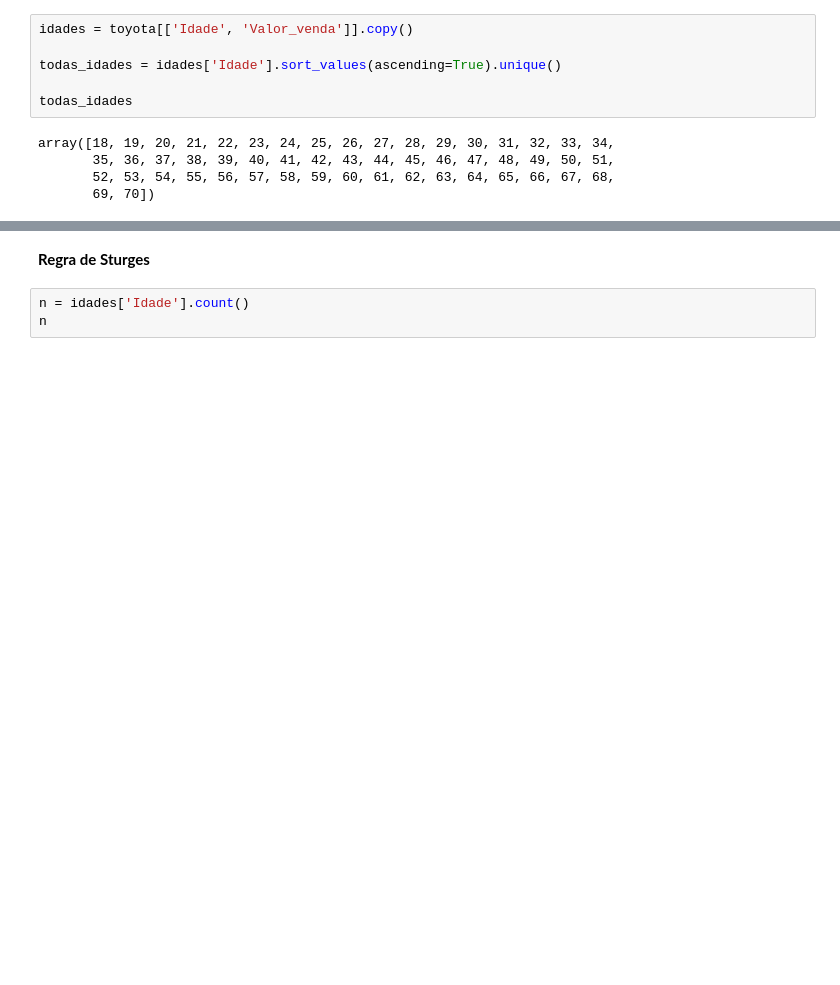
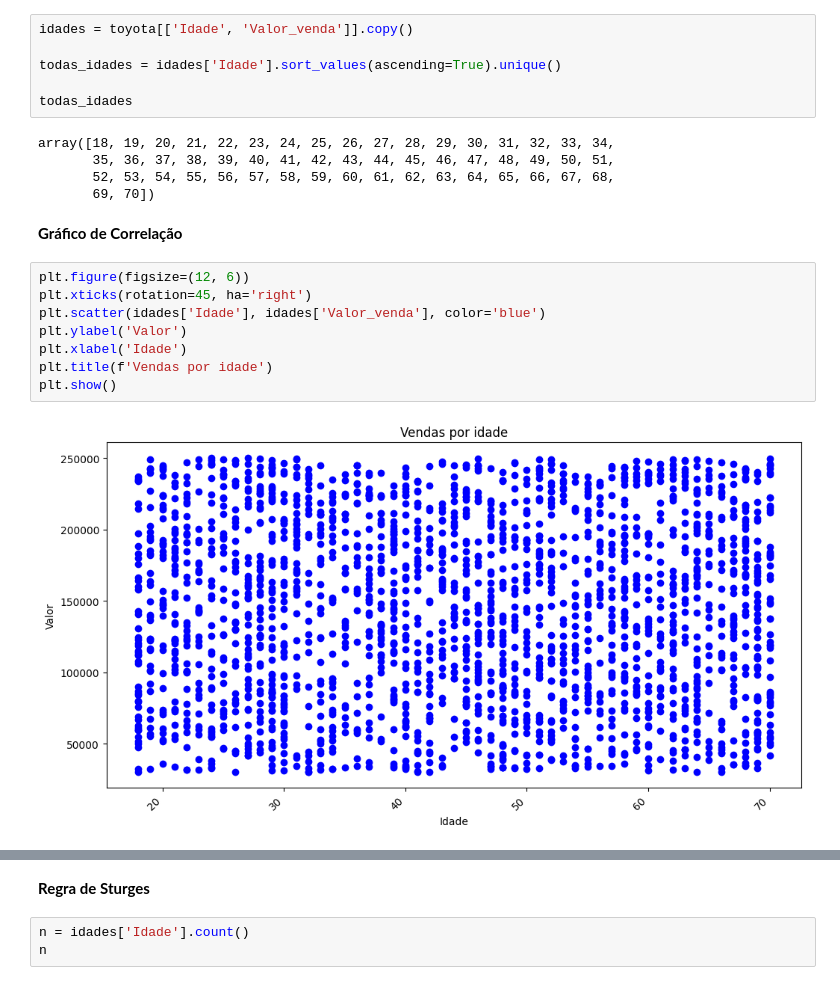
Before and after one commit to wandersonnew/Analise_Vendas_Veiculos_Seminovos, a Jupyter notebook: VeiculosSeminovos.ipynb, the cells around one changed output, grey strips where cells are left out. Cells and saved outputs as stored; diff of their text form; blank space fills up the shorter version.

Commit message:
feat: gráfico e cálculo de correlação

```diff
--- a/VeiculosSeminovos.ipynb
+++ b/VeiculosSeminovos.ipynb
@@ -296,3 +296,15 @@ array([18, 19, 20, 21, 22, 23, 24, 25, 26, 27, 28, 29, 30, 31, 32, 33, 34,
        35, 36, 37, 38, 39, 40, 41, 42, 43, 44, 45, 46, 47, 48, 49, 50, 51,
        52, 53, 54, 55, 56, 57, 58, 59, 60, 61, 62, 63, 64, 65, 66, 67, 68,
        69, 70])
+# %% [markdown]
+**Gráfico de Correlação**
+# %%
+plt.figure(figsize=(12, 6))
+plt.xticks(rotation=45, ha='right')
+plt.scatter(idades['Idade'], idades['Valor_venda'], color='blue')
+plt.ylabel('Valor')
+plt.xlabel('Idade')
+plt.title(f'Vendas por idade')
+plt.show()
+# %% [output]
+[figure, added]
```
Also changed, not shown: parts of 6 cells of this notebook.
